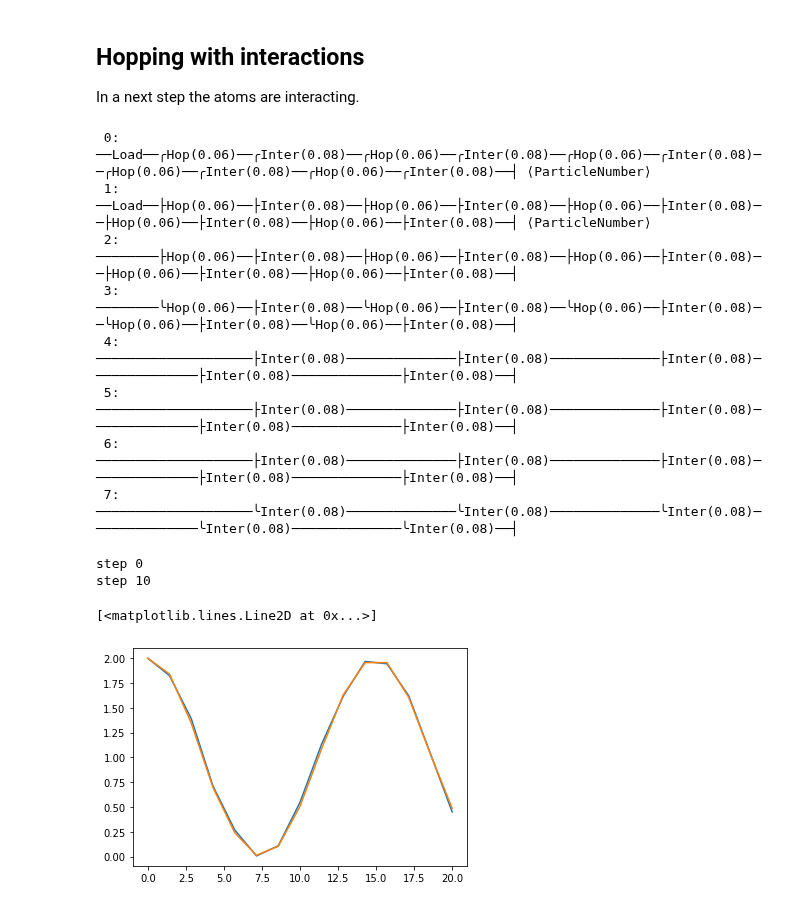
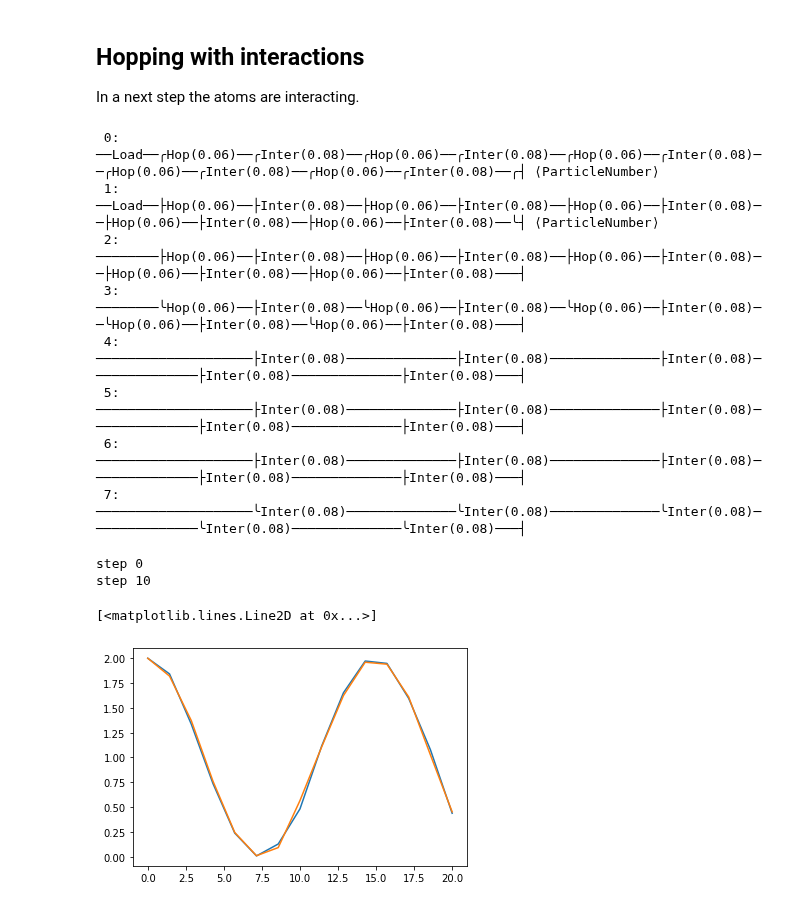
Before and after one commit to synqs/pennylane-ls, a Jupyter notebook: examples/Fermions_in_double_well.ipynb, the cells around one changed output. Drawn from its saved outputs; the diff is of its cells as text; code cells hidden in the pictures.

```diff
--- a/examples/Fermions_in_double_well.ipynb
+++ b/examples/Fermions_in_double_well.ipynb
@@ -32,7 +32,8 @@ def simple_hopping(theta = 0):
     FermionOps.Hop(theta, wires=[0,1,2,3])
 
     # measure the occupation on the right side
-    return [qml.expval(FermionOps.ParticleNumber(0)), qml.expval(FermionOps.ParticleNumber(1))]
+    obs = FermionOps.ParticleNumber([0,1])
+    return qml.expval(obs)
 # %%
 simple_hopping(0)
 # %% [output]
@@ -48,12 +49,12 @@ print(simple_hopping.draw())
 Ntimes = 15;
 times = np.linspace(0, 20, Ntimes)*1e-3;
 J =2*np.pi*134/2;
-means = np.zeros((2,Ntimes));
+means = np.zeros(Ntimes);
 for i in range(Ntimes):
     if i%10==0:
         print("step", i)
     # Calculate the resulting states after each rotation
-    means[:,i] = simple_hopping(J*times[i])
+    means[i] = simple_hopping(J*times[i])
 # %% [output]
 step 0
 step 10
@@ -87,36 +88,37 @@ def correlated_hopping(theta = 0, gamma=0, Ntrott = 5):
         FermionOps.Inter(gamma/Ntrott, wires=[0,1,2,3,4,5,6,7])
 
     # measure the occupation on the right side
-    return [qml.expval(FermionOps.ParticleNumber(0)), qml.expval(FermionOps.ParticleNumber(1))]
+    obs = FermionOps.ParticleNumber([0,1])
+    return qml.expval(obs)
 # %%
 correlated_hopping(0.3, 0.4)
 print(correlated_hopping.draw())
 # %% [output]
- 0: ──Load──╭Hop(0.06)──╭Inter(0.08)──╭Hop(0.06)──╭Inter(0.08)──╭Hop(0.06)──╭Inter(0.08)──╭Hop(0.06)──╭Inter(0.08)──╭Hop(0.06)──╭Inter(0.08)──┤ ⟨ParticleNumber⟩
- 1: ──Load──├Hop(0.06)──├Inter(0.08)──├Hop(0.06)──├Inter(0.08)──├Hop(0.06)──├Inter(0.08)──├Hop(0.06)──├Inter(0.08)──├Hop(0.06)──├Inter(0.08)──┤ ⟨ParticleNumber⟩
- 2: ────────├Hop(0.06)──├Inter(0.08)──├Hop(0.06)──├Inter(0.08)──├Hop(0.06)──├Inter(0.08)──├Hop(0.06)──├Inter(0.08)──├Hop(0.06)──├Inter(0.08)──┤
- 3: ────────╰Hop(0.06)──├Inter(0.08)──╰Hop(0.06)──├Inter(0.08)──╰Hop(0.06)──├Inter(0.08)──╰Hop(0.06)──├Inter(0.08)──╰Hop(0.06)──├Inter(0.08)──┤
- 4: ────────────────────├Inter(0.08)──────────────├Inter(0.08)──────────────├Inter(0.08)──────────────├Inter(0.08)──────────────├Inter(0.08)──┤
- 5: ────────────────────├Inter(0.08)──────────────├Inter(0.08)──────────────├Inter(0.08)──────────────├Inter(0.08)──────────────├Inter(0.08)──┤
- 6: ────────────────────├Inter(0.08)──────────────├Inter(0.08)──────────────├Inter(0.08)──────────────├Inter(0.08)──────────────├Inter(0.08)──┤
- 7: ────────────────────╰Inter(0.08)──────────────╰Inter(0.08)──────────────╰Inter(0.08)──────────────╰Inter(0.08)──────────────╰Inter(0.08)──┤
+ 0: ──Load──╭Hop(0.06)──╭Inter(0.08)──╭Hop(0.06)──╭Inter(0.08)──╭Hop(0.06)──╭Inter(0.08)──╭Hop(0.06)──╭Inter(0.08)──╭Hop(0.06)──╭Inter(0.08)──╭┤ ⟨ParticleNumber⟩
+ 1: ──Load──├Hop(0.06)──├Inter(0.08)──├Hop(0.06)──├Inter(0.08)──├Hop(0.06)──├Inter(0.08)──├Hop(0.06)──├Inter(0.08)──├Hop(0.06)──├Inter(0.08)──╰┤ ⟨ParticleNumber⟩
+ 2: ────────├Hop(0.06)──├Inter(0.08)──├Hop(0.06)──├Inter(0.08)──├Hop(0.06)──├Inter(0.08)──├Hop(0.06)──├Inter(0.08)──├Hop(0.06)──├Inter(0.08)───┤
+ 3: ────────╰Hop(0.06)──├Inter(0.08)──╰Hop(0.06)──├Inter(0.08)──╰Hop(0.06)──├Inter(0.08)──╰Hop(0.06)──├Inter(0.08)──╰Hop(0.06)──├Inter(0.08)───┤
+ 4: ────────────────────├Inter(0.08)──────────────├Inter(0.08)──────────────├Inter(0.08)──────────────├Inter(0.08)──────────────├Inter(0.08)───┤
+ 5: ────────────────────├Inter(0.08)──────────────├Inter(0.08)──────────────├Inter(0.08)──────────────├Inter(0.08)──────────────├Inter(0.08)───┤
+ 6: ────────────────────├Inter(0.08)──────────────├Inter(0.08)──────────────├Inter(0.08)──────────────├Inter(0.08)──────────────├Inter(0.08)───┤
+ 7: ────────────────────╰Inter(0.08)──────────────╰Inter(0.08)──────────────╰Inter(0.08)──────────────╰Inter(0.08)──────────────╰Inter(0.08)───┤
 # %%
 Ntimes = 15;
 times = np.linspace(0, 20, Ntimes)*1e-3;
 J =2*np.pi*134/2;
 U = J;
-means_int = np.zeros((2,Ntimes));
+means_int = np.zeros(Ntimes);
 for i in range(Ntimes):
     if i%10==0:
         print("step", i)
-    means_int[:,i] = correlated_hopping(J*times[i], U*times[i])
+    means_int[i] = correlated_hopping(J*times[i], U*times[i])
 # %% [output]
 step 0
 step 10
 # %%
 f, ax = plt.subplots()
-ax.plot(times*1e3, means.sum(axis=0))
-ax.plot(times*1e3, means_int.sum(axis=0))
+ax.plot(times*1e3, means)
+ax.plot(times*1e3, means_int)
 # %% [output]
 [<matplotlib.lines.Line2D at 0x...>]
-[figure, old version]
+[figure, new version]
```
Also changed, not shown: parts of 3 cells of this notebook.
